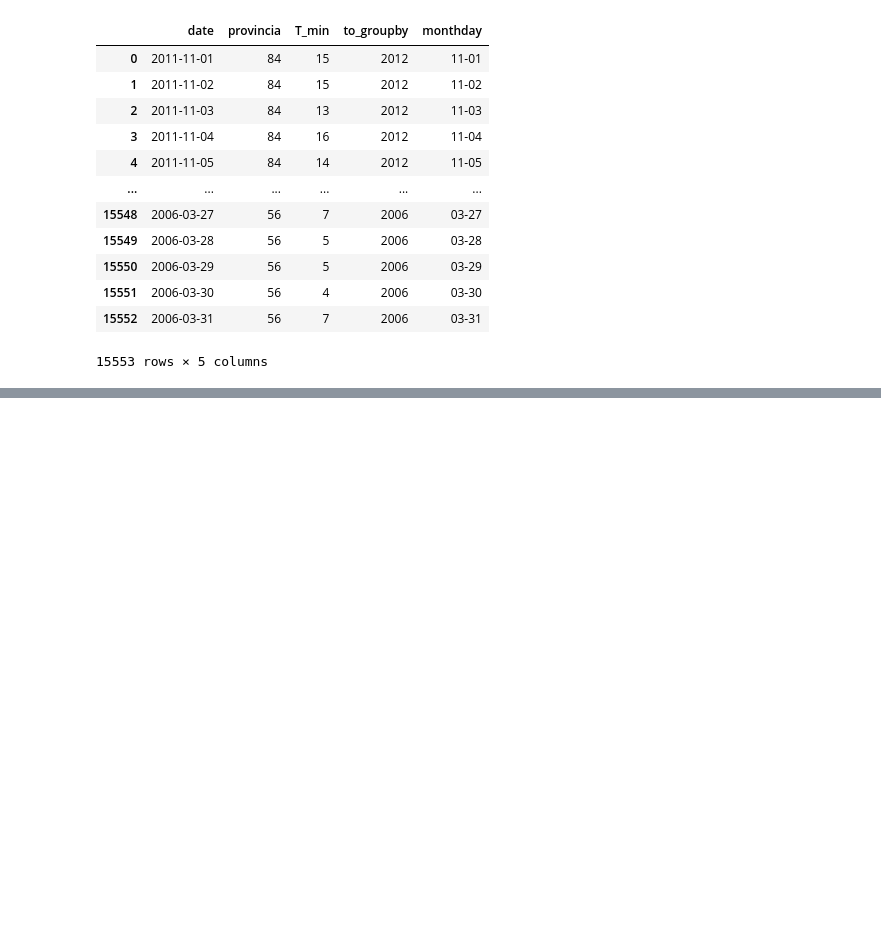
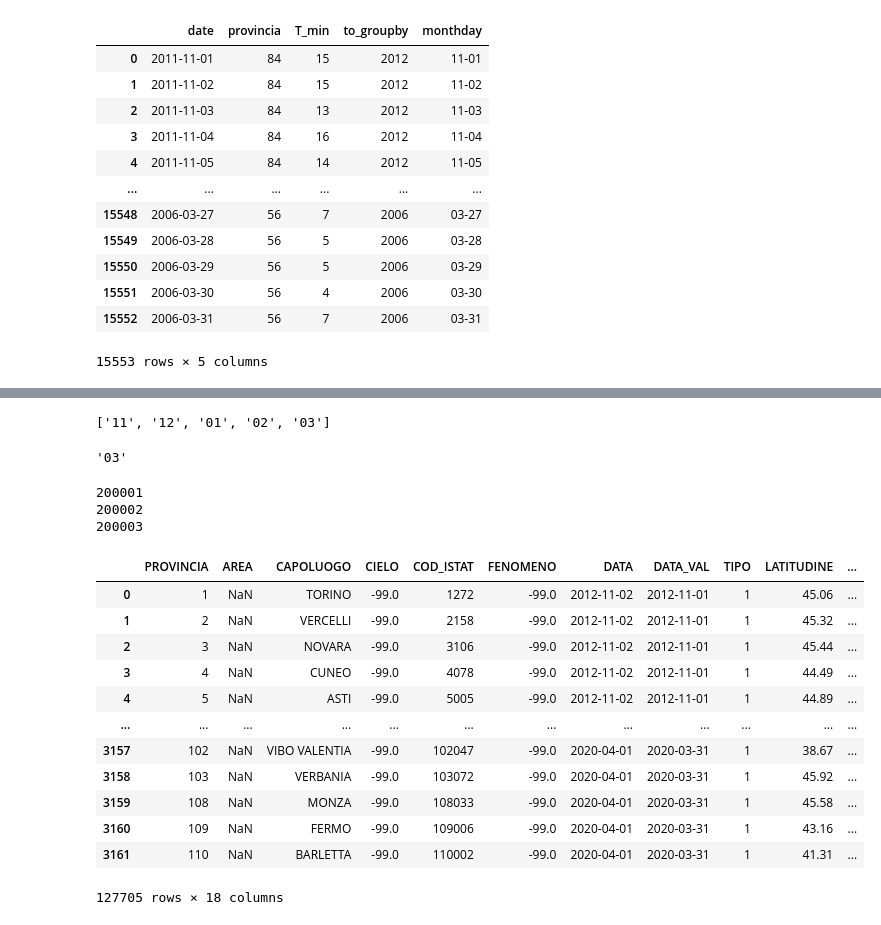
Before and after one commit to EdoardoRobaItauros/provaAWS, a Jupyter notebook: main_in_periodo.ipynb, the cells around one changed output, grey strips where cells are left out. Drawn from its saved outputs; the diff is of its cells as text; code cells hidden in the pictures; blank space fills up the shorter version.

```diff
--- a/main_in_periodo.ipynb
+++ b/main_in_periodo.ipynb
@@ -310,0 +388,30 @@ pd.read_csv('s3://zus-prod-s3/preprocessato/utente/temperatura_norm/zeus/min_per
+# %%
+q=pd.date_range(str(2000)+'-'+str(11),str(2001)+'-'+str(3).rjust(2,'0'),freq='MS').strftime('%m').tolist()
+q
+# %% [output]
+['11', '12', '01', '02', '03']
+# %%
+str(3).rjust(2,'0')
+# %% [output]
+'03'
+# %%
+df = costruzione_file_da_mensile('preprocessato/sistema/temperatura/epson/temperatura',2000,2020,11,3)
+
+df
+# %% [output]
+200001
+200002
+200003
+|  | PROVINCIA | AREA | CAPOLUOGO | CIELO | COD_ISTAT | FENOMENO | DATA | DATA_VAL | TIPO | LATITUDINE | ... |
+| 0 | 1 | NaN | TORINO | -99.0 | 1272 | -99.0 | 2012-11-02 | 2012-11-01 | 1 | 45.06 | ... |
+| 1 | 2 | NaN | VERCELLI | -99.0 | 2158 | -99.0 | 2012-11-02 | 2012-11-01 | 1 | 45.32 | ... |
+| 2 | 3 | NaN | NOVARA | -99.0 | 3106 | -99.0 | 2012-11-02 | 2012-11-01 | 1 | 45.44 | ... |
+| 3 | 4 | NaN | CUNEO | -99.0 | 4078 | -99.0 | 2012-11-02 | 2012-11-01 | 1 | 44.49 | ... |
+| 4 | 5 | NaN | ASTI | -99.0 | 5005 | -99.0 | 2012-11-02 | 2012-11-01 | 1 | 44.89 | ... |
+| ... | ... | ... | ... | ... | ... | ... | ... | ... | ... | ... | ... |
+| 3157 | 102 | NaN | VIBO VALENTIA | -99.0 | 102047 | -99.0 | 2020-04-01 | 2020-03-31 | 1 | 38.67 | ... |
+| 3158 | 103 | NaN | VERBANIA | -99.0 | 103072 | -99.0 | 2020-04-01 | 2020-03-31 | 1 | 45.92 | ... |
+| 3159 | 108 | NaN | MONZA | -99.0 | 108033 | -99.0 | 2020-04-01 | 2020-03-31 | 1 | 45.58 | ... |
+| 3160 | 109 | NaN | FERMO | -99.0 | 109006 | -99.0 | 2020-04-01 | 2020-03-31 | 1 | 43.16 | ... |
+| 3161 | 110 | NaN | BARLETTA | -99.0 | 110002 | -99.0 | 2020-04-01 | 2020-03-31 | 1 | 41.31 | ... |
+127705 rows × 18 columns
```
Also changed, not shown: parts of 4 cells of this notebook.
